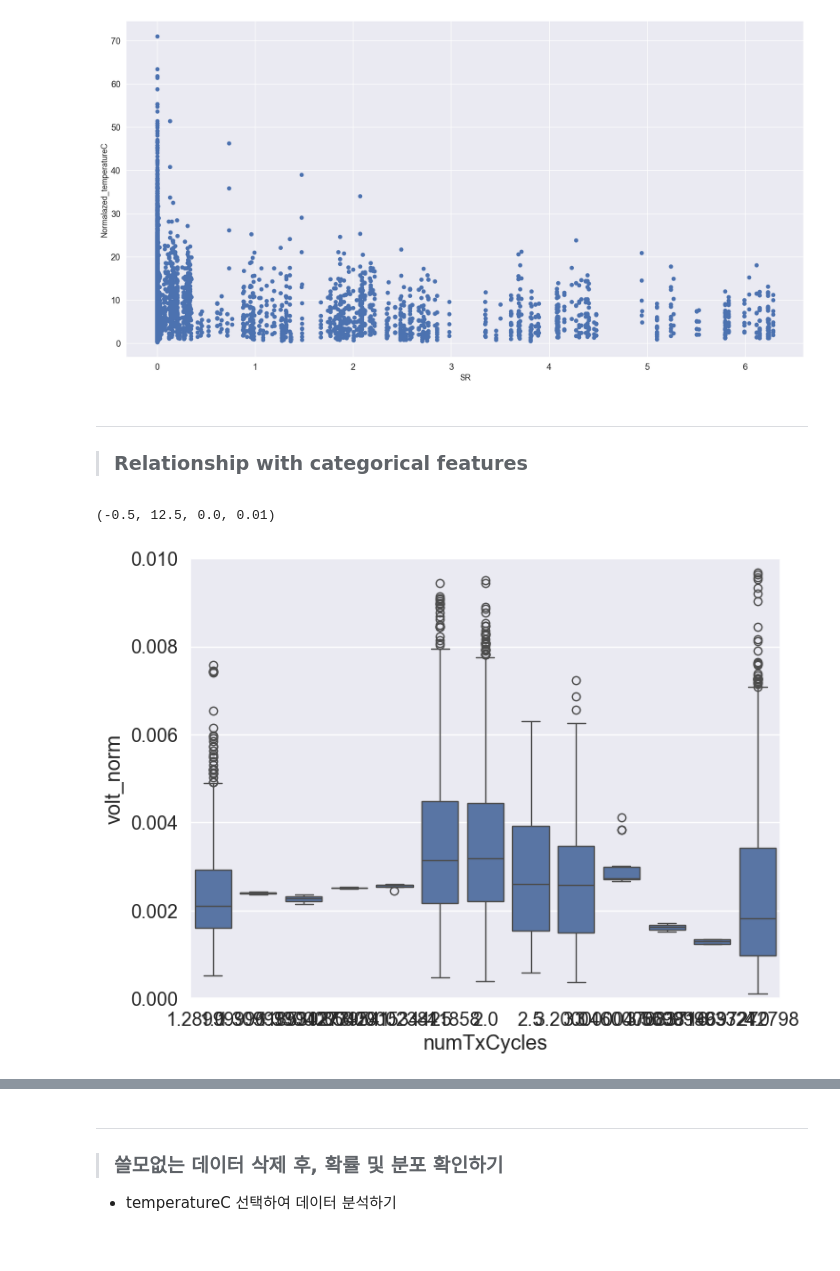
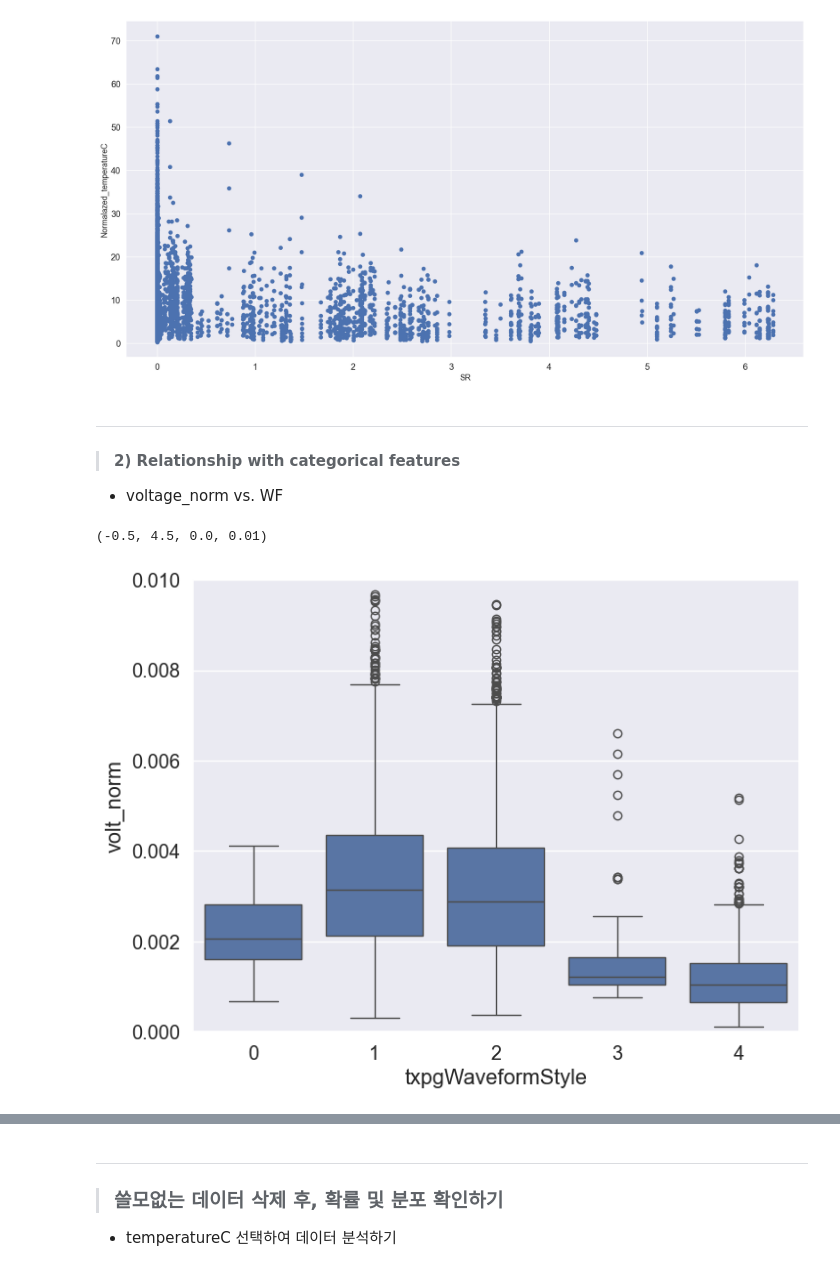
Before and after one commit to Hot-KimChi/Temperature_Modeling_Check, a Jupyter notebook: Temperature measurement_by measSet.ipynb, the cells around one changed output, grey strips where cells are left out. Saved outputs shown, nothing was run; the diff lists cells and outputs as text; code cells hidden in the pictures.

```diff
--- a/Temperature measurement_by measSet.ipynb
+++ b/Temperature measurement_by measSet.ipynb
@@ -647,15 +665,13 @@ plt.show()
 # %%
-AOP_data['volt2'] = AOP_data['pulseVoltage'] * AOP_data['pulseVoltage']
-AOP_data['normal_Temp'] = AOP_data['temperatureC'] / (AOP_data['numTxCycles'] * (AOP_data['pulseRepetRate']/1000))
-
-
-outlier = AOP_data[(AOP_data['volt2'] < 3500) & (AOP_data['normal_Temp'] > 30)]
+outlier = AOP_data[(AOP_data['volt2'] < 4000) &
+                   ((AOP_data['temperatureC']) / (AOP_data['numTxCycles'] * (AOP_data['pulseRepetRate']/1000))) > 30]
 
 
 fig, axs = plt.subplots(figsize=(20, 5))
-axs.scatter(x = outlier['volt2'], y = outlier['normal_Temp'])
+axs.scatter(x = outlier['volt2'],
+            y = outlier['temperatureC'])
 plt.xlabel('Volt^2', fontsize=13)
-plt.ylabel('Normalazed_temperatureC', fontsize=13)
+plt.ylabel('temperatureC', fontsize=13)
 
 plt.show()
 # %% [output]
@@ -802,20 +818,24 @@ plt.show()
 [figure]
 # %% [markdown]
 ---
->### Relationship with categorical features
+>#### 2) Relationship with categorical features
+- voltage_norm vs. WF
 # %%
-## box plot normal_temp vs. cycle
-var = 'numTxCycles'
+## box plot normal_temp vs. txpgWaveformStyle
+var = 'txpgWaveformStyle'
 target = 'normal_Temp'
+
 
 AOP_data['volt_norm'] = AOP_data['normal_Temp'] / (AOP_data['pulseVoltage'] * AOP_data['pulseVoltage'])
 volt_norm = 'volt_norm'
 
+
 data = pd.concat([AOP_data[var], AOP_data[volt_norm]], axis=1)
+
 
 fig, axs = plt.subplots(figsize=(8, 6))
 fig = sns.boxplot(x=var, y=volt_norm, data=data)
 fig.axis(ymin=0, ymax=0.01)
 # %% [output]
-(-0.5, 12.5, 0.0, 0.01)
+(-0.5, 4.5, 0.0, 0.01)
-[figure, old version]
+[figure, new version]
```
Also changed, not shown: parts of 27 cells of this notebook, 3 other files.
